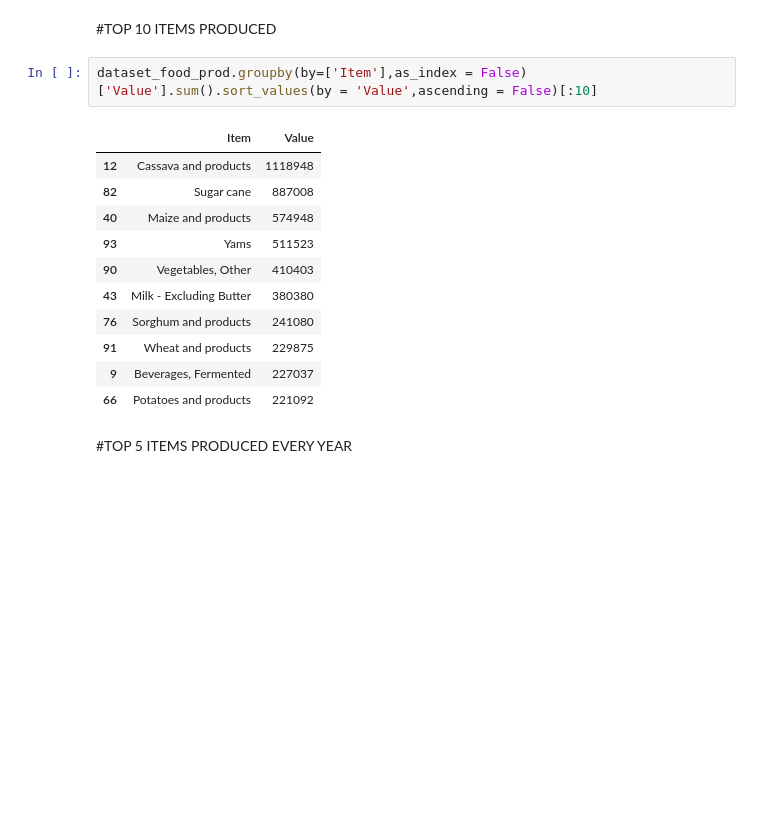
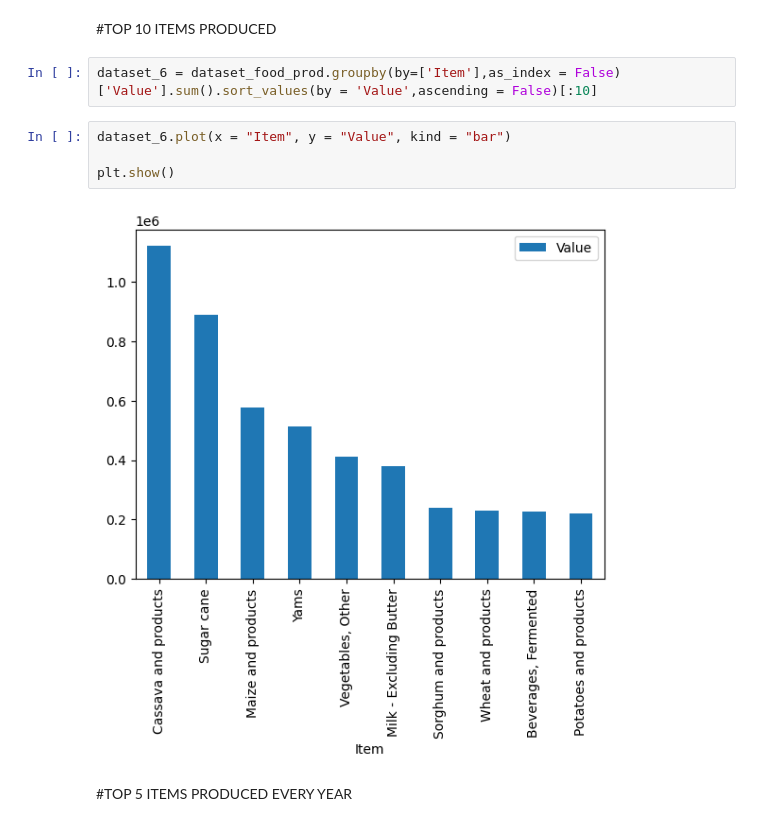
Before and after one commit to surbhi28/hamoye_projects, a Jupyter notebook: Stage_D_Final_food_consumption_and_production_analysis_of_Africa.ipynb, the cells around one changed output. Cells and saved outputs as stored; diff of their text form; blank space fills up the shorter version.

```diff
--- a/Stage_D_Final_food_consumption_and_production_analysis_of_Africa.ipynb
+++ b/Stage_D_Final_food_consumption_and_production_analysis_of_Africa.ipynb
@@ -361,19 +361,13 @@ Name: Value, dtype: int64
 # %% [markdown]
 #TOP 10 ITEMS PRODUCED
 # %%
-dataset_food_prod.groupby(by=['Item'],as_index = False)['Value'].sum().sort_values(by = 'Value',ascending = False)[:10]
+dataset_6 = dataset_food_prod.groupby(by=['Item'],as_index = False)['Value'].sum().sort_values(by = 'Value',ascending = False)[:10]
-# %% [output]
-|  | Item | Value |
-| 12 | Cassava and products | 1118948 |
-| 82 | Sugar cane | 887008 |
-| 40 | Maize and products | 574948 |
-| 93 | Yams | 511523 |
-| 90 | Vegetables, Other | 410403 |
-| 43 | Milk - Excluding Butter | 380380 |
-| 76 | Sorghum and products | 241080 |
-| 91 | Wheat and products | 229875 |
-| 9 | Beverages, Fermented | 227037 |
-| 66 | Potatoes and products | 221092 |
+# %%
+dataset_6.plot(x = "Item", y = "Value", kind = "bar")
+
+plt.show()
+# %% [output]
+[figure, added]
 # %% [markdown]
 #TOP 5 ITEMS PRODUCED EVERY YEAR
 # %%
```
Also changed, not shown: parts of 1 cell of this notebook.
